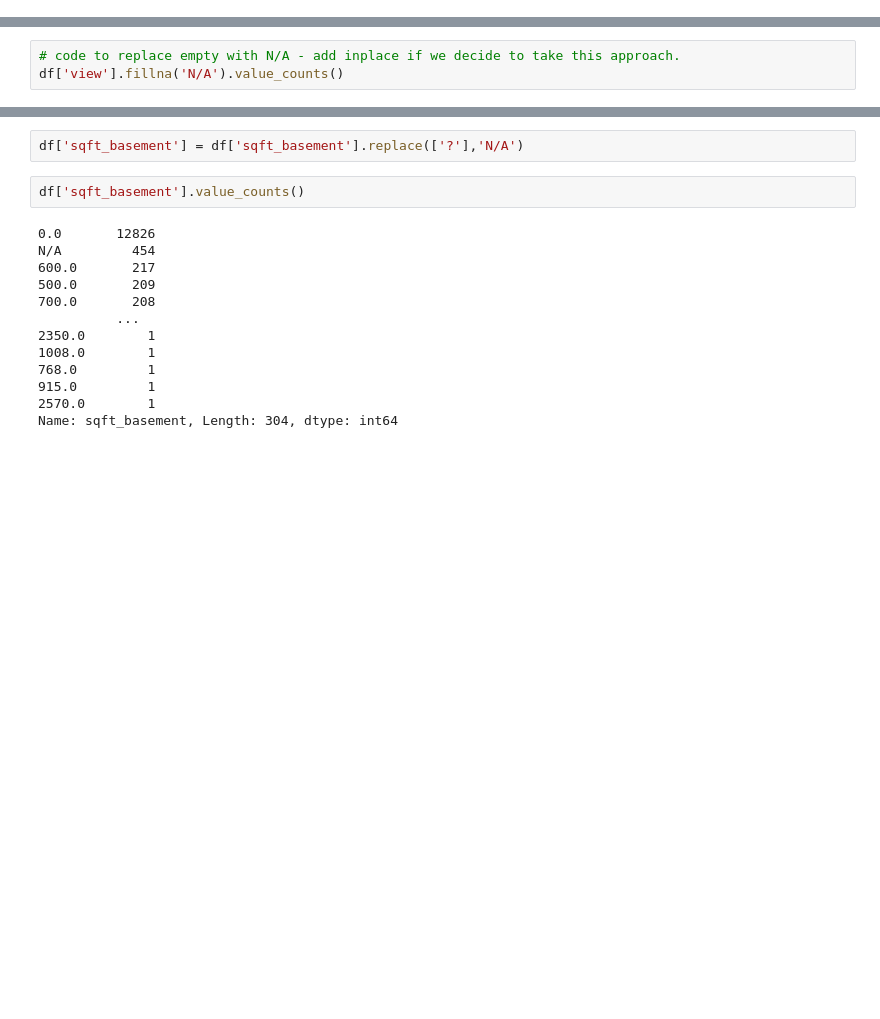
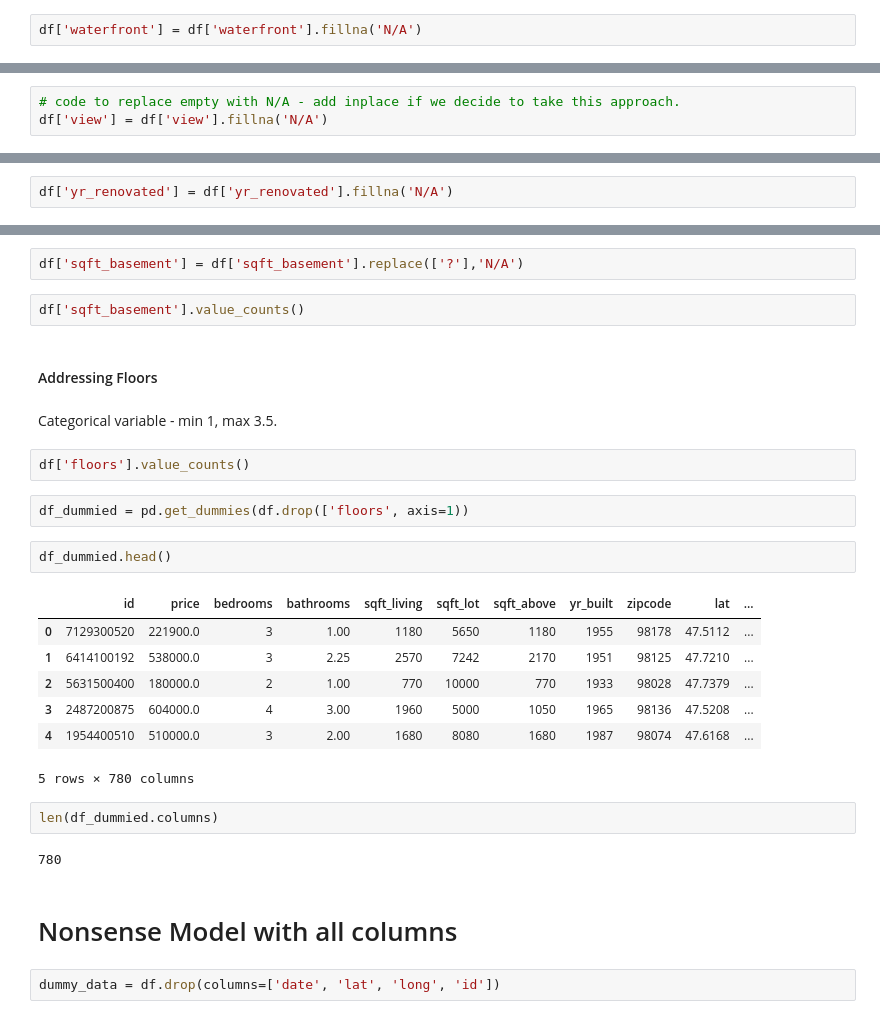
Before and after one commit to ThomasHChapman/P2-SeattleHousing, a Jupyter notebook: working_notebooks/tom_working.ipynb, the cells around one changed output, grey strips where cells are left out. Drawn from its saved outputs; the diff is of its cells as text; blank space fills up the shorter version.

```diff
--- a/working_notebooks/tom_working.ipynb
+++ b/working_notebooks/tom_working.ipynb
@@ -131,3 +113,5 @@ lb = LabelBinarizer()
+# %%
+df['waterfront'] = df['waterfront'].fillna('N/A')
 # %% [markdown]
 #### Addressing View
 # %% [markdown]
@@ -148,3 +125,3 @@ Name: view, dtype: int64
 # %%
 # code to replace empty with N/A - add inplace if we decide to take this approach.
-df['view'].fillna('N/A').value_counts()
+df['view'] = df['view'].fillna('N/A')
@@ -175,0 +151,2 @@ Name: yr_renovated, dtype: int64
+# %%
+df['yr_renovated'] = df['yr_renovated'].fillna('N/A')
@@ -265,16 +185,29 @@ Name: sqft_basement, Length: 304, dtype: int64
 df['sqft_basement'] = df['sqft_basement'].replace(['?'],'N/A')
 # %%
 df['sqft_basement'].value_counts()
-# %% [output]
-0.0       12826
-N/A         454
-600.0       217
-500.0       209
-700.0       208
-          ...
-2350.0        1
-1008.0        1
-768.0         1
-915.0         1
-2570.0        1
-Name: sqft_basement, Length: 304, dtype: int64
+# %% [markdown]
+#### Addressing Floors
+# %% [markdown]
+Categorical variable - min 1, max 3.5.
+# %%
+df['floors'].value_counts()
+# %%
+df_dummied = pd.get_dummies(df.drop(['floors', axis=1))
+# %%
+df_dummied.head()
+# %% [output]
+|  | id | price | bedrooms | bathrooms | sqft_living | sqft_lot | sqft_above | yr_built | zipcode | lat | ... |
+| 0 | 7129300520 | 221900.0 | 3 | 1.00 | 1180 | 5650 | 1180 | 1955 | 98178 | 47.5112 | ... |
+| 1 | 6414100192 | 538000.0 | 3 | 2.25 | 2570 | 7242 | 2170 | 1951 | 98125 | 47.7210 | ... |
+| 2 | 5631500400 | 180000.0 | 2 | 1.00 | 770 | 10000 | 770 | 1933 | 98028 | 47.7379 | ... |
+| 3 | 2487200875 | 604000.0 | 4 | 3.00 | 1960 | 5000 | 1050 | 1965 | 98136 | 47.5208 | ... |
+| 4 | 1954400510 | 510000.0 | 3 | 2.00 | 1680 | 8080 | 1680 | 1987 | 98074 | 47.6168 | ... |
+5 rows × 780 columns
+# %%
+len(df_dummied.columns)
+# %% [output]
+780
+# %% [markdown]
+# Nonsense Model with all columns
+# %%
+dummy_data = df.drop(columns=['date', 'lat', 'long', 'id'])
```
Also changed, not shown: parts of 23 cells of this notebook.
